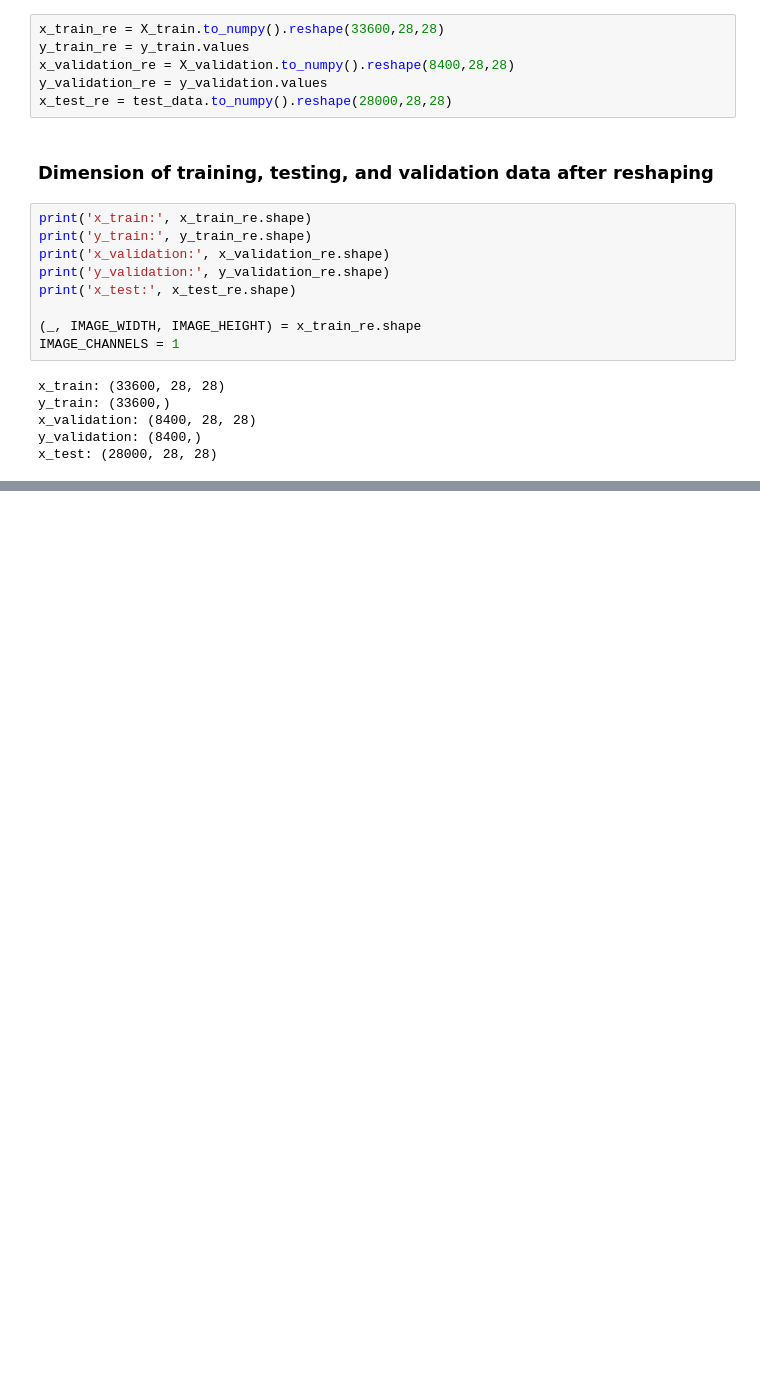
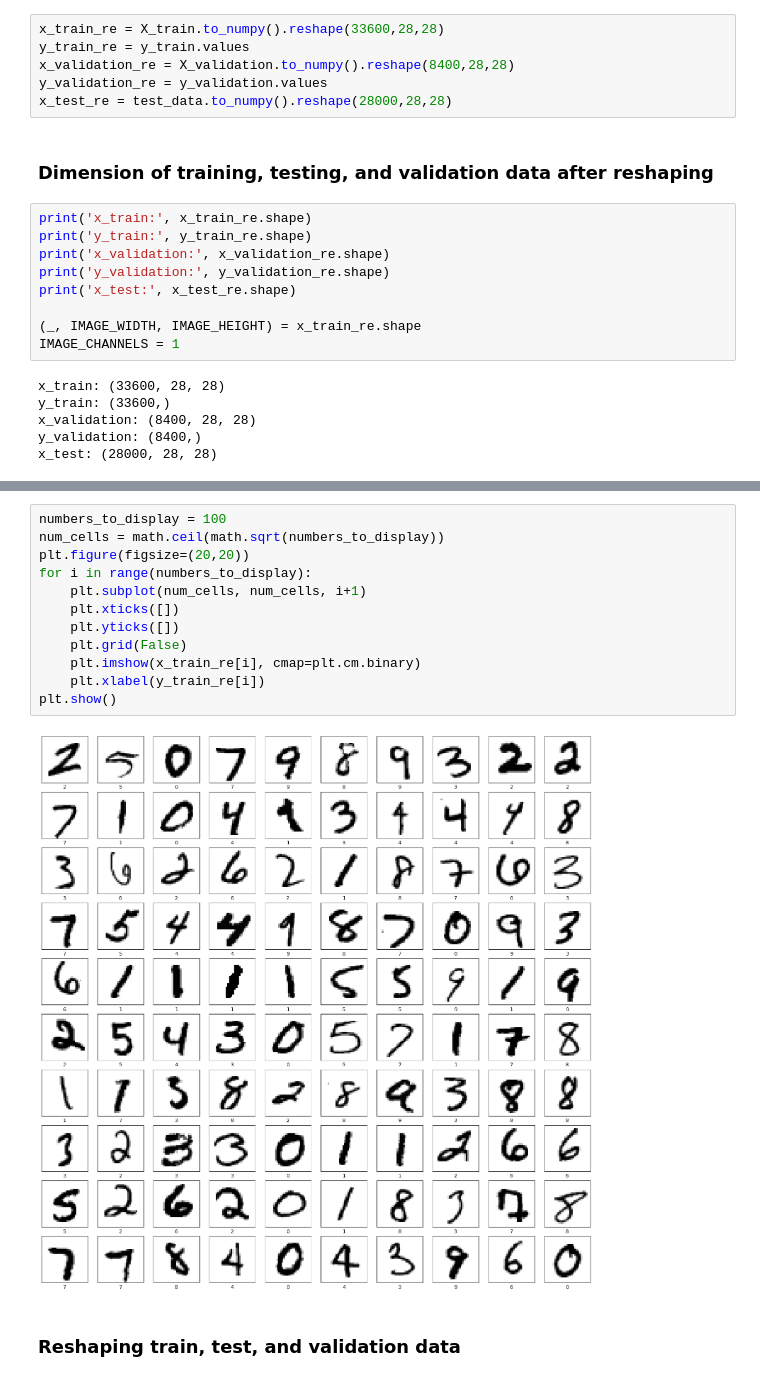
Before and after one commit to Nishitha0730/Digit-Recognizer, a Jupyter notebook: digit-recognizer.ipynb, the cells around one changed output, grey strips where cells are left out. Drawn from its saved outputs; the diff is of its cells as text; blank space fills up the shorter version.

```diff
--- a/digit-recognizer.ipynb
+++ b/digit-recognizer.ipynb
@@ -139,0 +170,16 @@ x_test: (28000, 28, 28)
+# %%
+numbers_to_display = 100
+num_cells = math.ceil(math.sqrt(numbers_to_display))
+plt.figure(figsize=(20,20))
+for i in range(numbers_to_display):
+    plt.subplot(num_cells, num_cells, i+1)
+    plt.xticks([])
+    plt.yticks([])
+    plt.grid(False)
+    plt.imshow(x_train_re[i], cmap=plt.cm.binary)
+    plt.xlabel(y_train_re[i])
+plt.show()
+# %% [output]
+[figure, added]
+# %% [markdown]
+### Reshaping train, test, and validation data
```
Also changed, not shown: parts of 9 cells of this notebook.
